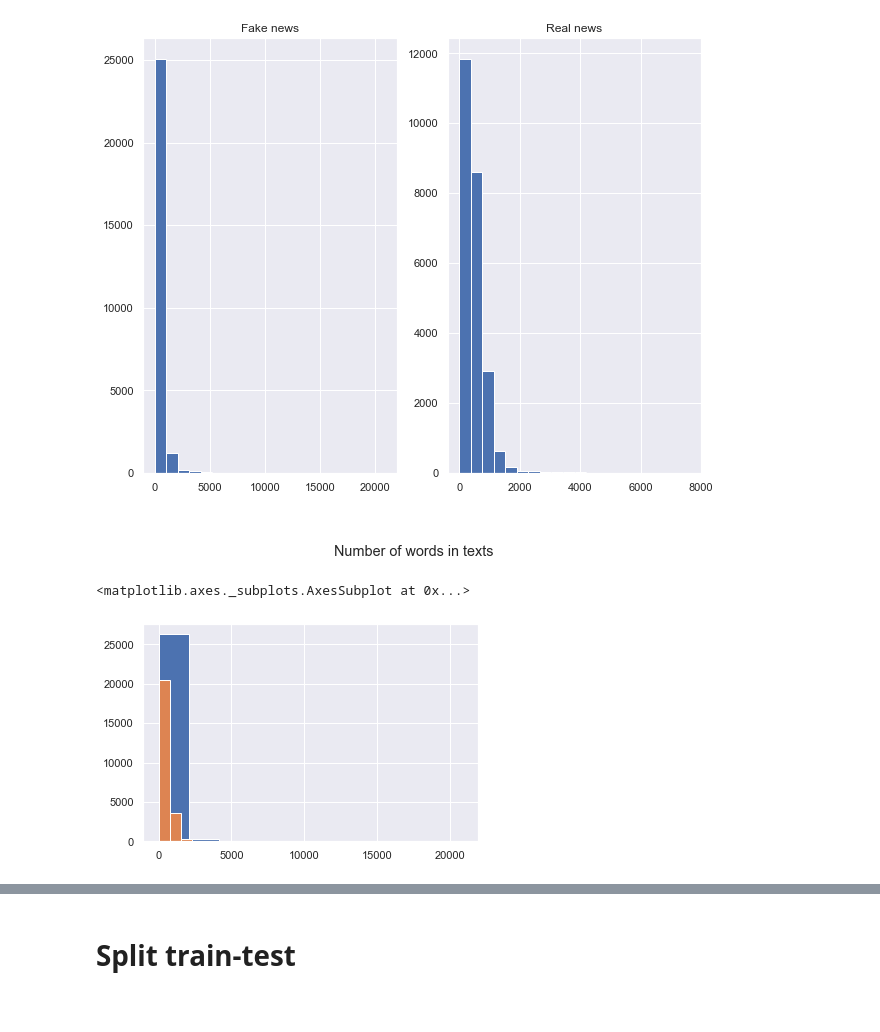
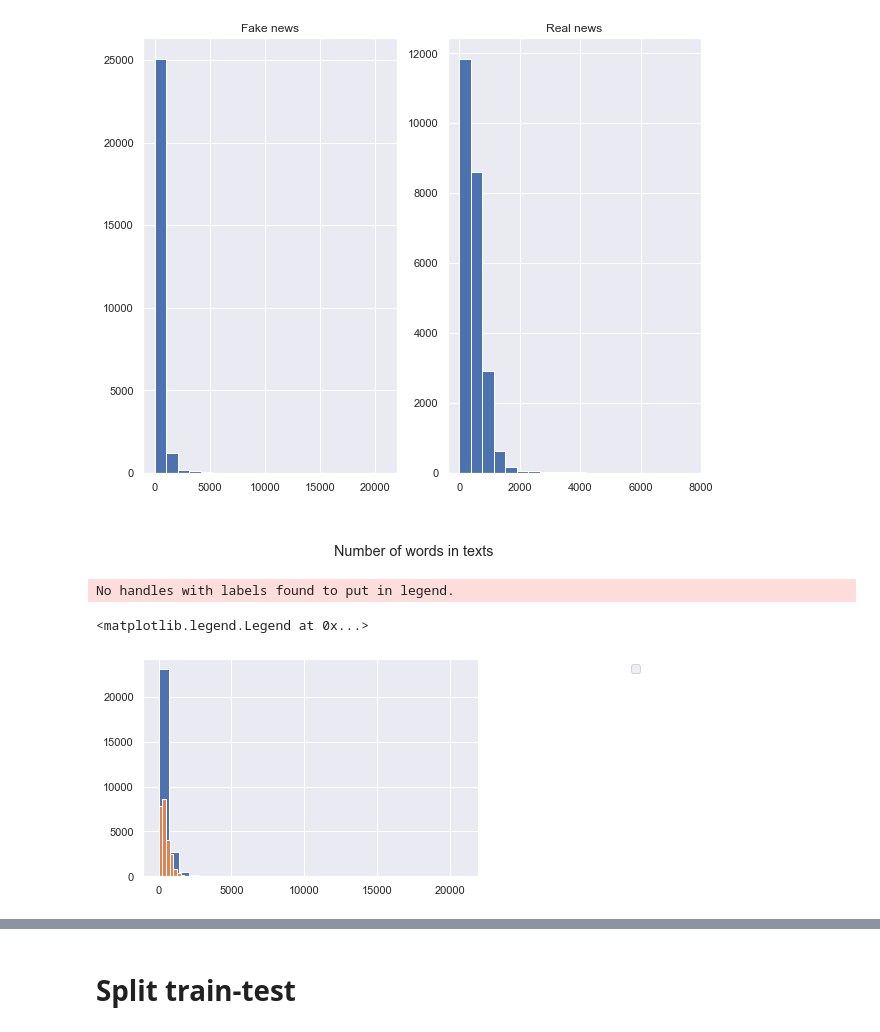
Before and after one commit to chrisvinhston/Fake_News, a Jupyter notebook: nlp_tfidf_classification.ipynb, the cells around one changed output, grey strips where cells are left out. Drawn from its saved outputs; the diff is of its cells as text; code cells hidden in the pictures.

```diff
--- a/nlp_tfidf_classification.ipynb
+++ b/nlp_tfidf_classification.ipynb
@@ -38,0 +34,15 @@ sns.countplot(df.label_REAL)
+# %%
+sns.set(style="darkgrid")
+
+fig, ax = plt.subplots()
+
+#clrs = ['red' if x==0 else 'blue' for x in df.Label_REAL]
+sns.countplot(df.label_REAL)
+plt.title("Distribution of Real and Fake News", fontsize=20)
+plt.legend()
+
+ax.set_xticklabels(['Fake','Real'])
+plt.xlabel('Label', fontsize=15)
+plt.ylabel('Num of Articles', fontsize=15)
+
+plt.show()
@@ -64,8 +77,9 @@ fig.show()
 # %% [output]
 [figure]
 # %%
-df[df.label_REAL==0]['txt'].str.split().map(lambda x: len(x)).hist() #blue
-df[df.label_REAL==1]['txt'].str.split().map(lambda x: len(x)).hist() #orange
+df[df.label_REAL==0]['txt'].str.split().map(lambda x: len(x)).hist(bins=30) #blue
+df[df.label_REAL==1]['txt'].str.split().map(lambda x: len(x)).hist(bins=30) #orange
 # %% [output]
-<matplotlib.axes._subplots.AxesSubplot at 0x...>
+No handles with labels found to put in legend.
+<matplotlib.legend.Legend at 0x...>
-[figure, old version]
+[figure, new version]
```
Also changed, not shown: parts of 29 cells of this notebook, 5 other files.
